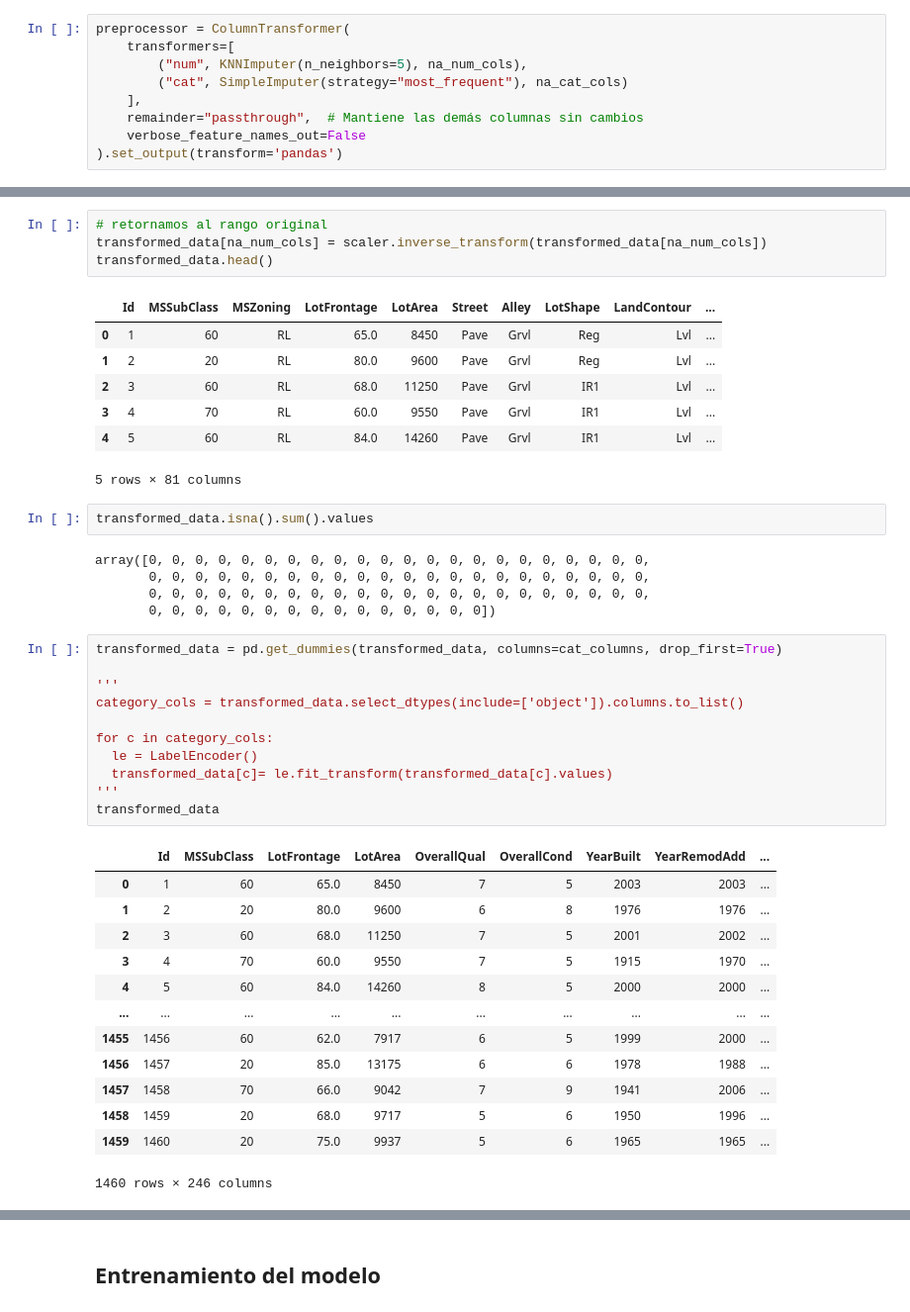
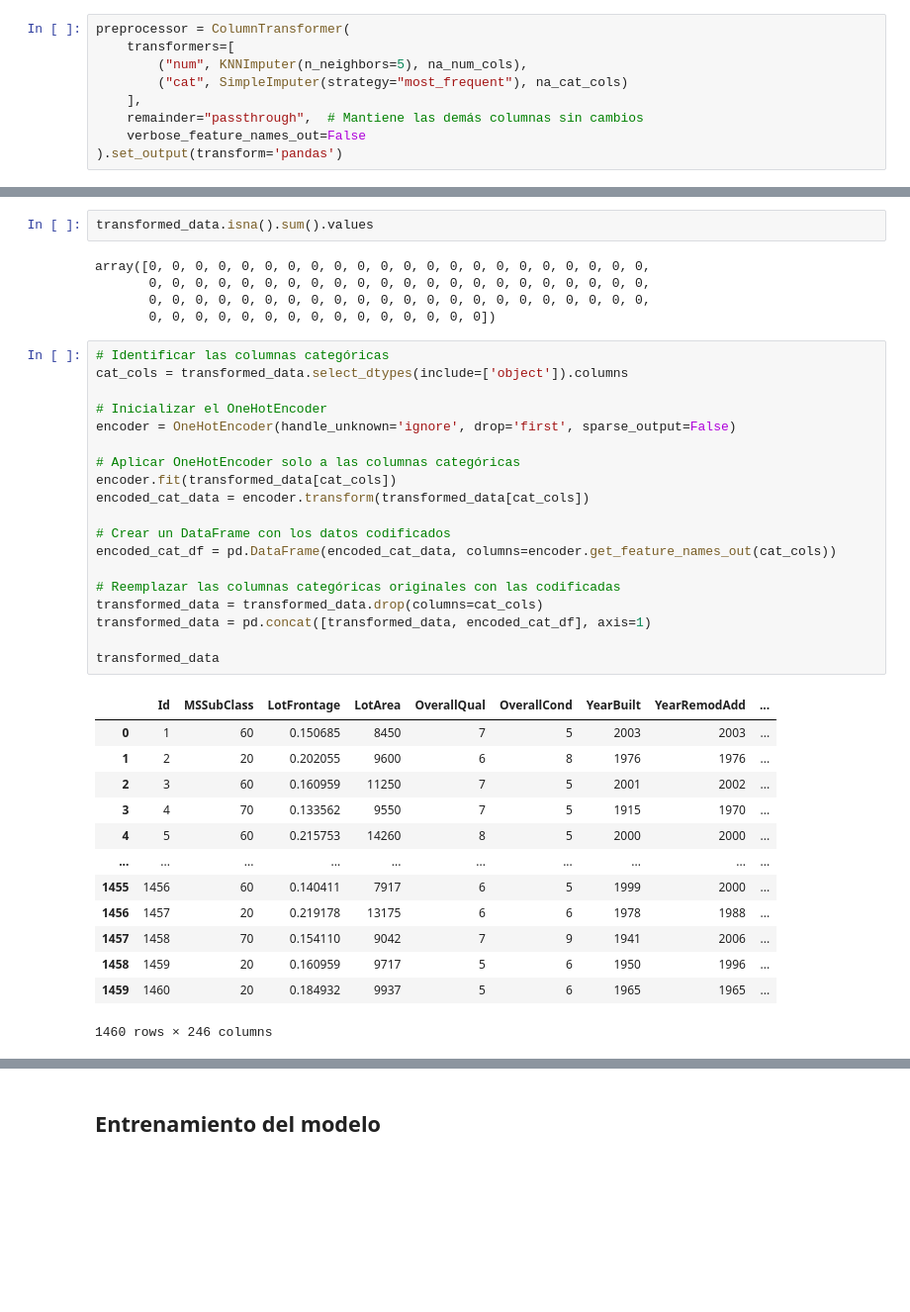
Before and after one commit to sbfanton/python-courses, a Jupyter notebook: otros/machine-learning/kaggle/home-data-for-ml-course/House_Pricing.ipynb, the cells around one changed output, grey strips where cells are left out. Shown at 99% size. Drawn from its saved outputs; the diff is of its cells as text; blank space fills up the shorter version.

```diff
--- a/otros/machine-learning/kaggle/home-data-for-ml-course/House_Pricing.ipynb
+++ b/otros/machine-learning/kaggle/home-data-for-ml-course/House_Pricing.ipynb
@@ -151,18 +180,6 @@ transformed_data.head()
 | 3 | 4 | 70 | RL | 0.133562 | 9550 | Pave | Grvl | IR1 | Lvl | ... |
 | 4 | 5 | 60 | RL | 0.215753 | 14260 | Pave | Grvl | IR1 | Lvl | ... |
 5 rows × 81 columns
-# %%
-# retornamos al rango original
-transformed_data[na_num_cols] = scaler.inverse_transform(transformed_data[na_num_cols])
-transformed_data.head()
-# %% [output]
-|  | Id | MSSubClass | MSZoning | LotFrontage | LotArea | Street | Alley | LotShape | LandContour | ... |
-| 0 | 1 | 60 | RL | 65.0 | 8450 | Pave | Grvl | Reg | Lvl | ... |
-| 1 | 2 | 20 | RL | 80.0 | 9600 | Pave | Grvl | Reg | Lvl | ... |
-| 2 | 3 | 60 | RL | 68.0 | 11250 | Pave | Grvl | IR1 | Lvl | ... |
-| 3 | 4 | 70 | RL | 60.0 | 9550 | Pave | Grvl | IR1 | Lvl | ... |
-| 4 | 5 | 60 | RL | 84.0 | 14260 | Pave | Grvl | IR1 | Lvl | ... |
-5 rows × 81 columns
 # %%
 transformed_data.isna().sum().values
 # %% [output]
@@ -170,31 +187,39 @@ array([0, 0, 0, 0, 0, 0, 0, 0, 0, 0, 0, 0, 0, 0, 0, 0, 0, 0, 0, 0, 0, 0,
        0, 0, 0, 0, 0, 0, 0, 0, 0, 0, 0, 0, 0, 0, 0, 0, 0, 0, 0, 0, 0, 0,
        0, 0, 0, 0, 0, 0, 0, 0, 0, 0, 0, 0, 0, 0, 0, 0, 0, 0, 0, 0, 0, 0,
        0, 0, 0, 0, 0, 0, 0, 0, 0, 0, 0, 0, 0, 0, 0])
-# %%
-transformed_data = pd.get_dummies(transformed_data, columns=cat_columns, drop_first=True)
-
-'''
-category_cols = transformed_data.select_dtypes(include=['object']).columns.to_list()
-
-for c in category_cols:
-  le = LabelEncoder()
-  transformed_data[c]= le.fit_transform(transformed_data[c].values)
-'''
-transformed_data
-# %% [output]
-|  | Id | MSSubClass | LotFrontage | LotArea | OverallQual | OverallCond | YearBuilt | YearRemodAdd | ... |
-| 0 | 1 | 60 | 65.0 | 8450 | 7 | 5 | 2003 | 2003 | ... |
-| 1 | 2 | 20 | 80.0 | 9600 | 6 | 8 | 1976 | 1976 | ... |
-| 2 | 3 | 60 | 68.0 | 11250 | 7 | 5 | 2001 | 2002 | ... |
-| 3 | 4 | 70 | 60.0 | 9550 | 7 | 5 | 1915 | 1970 | ... |
-| 4 | 5 | 60 | 84.0 | 14260 | 8 | 5 | 2000 | 2000 | ... |
-| ... | ... | ... | ... | ... | ... | ... | ... | ... | ... |
-| 1455 | 1456 | 60 | 62.0 | 7917 | 6 | 5 | 1999 | 2000 | ... |
-| 1456 | 1457 | 20 | 85.0 | 13175 | 6 | 6 | 1978 | 1988 | ... |
-| 1457 | 1458 | 70 | 66.0 | 9042 | 7 | 9 | 1941 | 2006 | ... |
-| 1458 | 1459 | 20 | 68.0 | 9717 | 5 | 6 | 1950 | 1996 | ... |
-| 1459 | 1460 | 20 | 75.0 | 9937 | 5 | 6 | 1965 | 1965 | ... |
-1460 rows × 246 columns
+# %%
+# Identificar las columnas categóricas
+cat_cols = transformed_data.select_dtypes(include=['object']).columns
+
+# Inicializar el OneHotEncoder
+encoder = OneHotEncoder(handle_unknown='ignore', drop='first', sparse_output=False)
+
+# Aplicar OneHotEncoder solo a las columnas categóricas
+encoder.fit(transformed_data[cat_cols])
+encoded_cat_data = encoder.transform(transformed_data[cat_cols])
+
+# Crear un DataFrame con los datos codificados
+encoded_cat_df = pd.DataFrame(encoded_cat_data, columns=encoder.get_feature_names_out(cat_cols))
+
+# Reemplazar las columnas categóricas originales con las codificadas
+transformed_data = transformed_data.drop(columns=cat_cols)
+transformed_data = pd.concat([transformed_data, encoded_cat_df], axis=1)
+
+transformed_data
+# %% [output]
+|  | Id | MSSubClass | LotFrontage | LotArea | OverallQual | OverallCond | YearBuilt | YearRemodAdd | ... |
+| 0 | 1 | 60 | 0.150685 | 8450 | 7 | 5 | 2003 | 2003 | ... |
+| 1 | 2 | 20 | 0.202055 | 9600 | 6 | 8 | 1976 | 1976 | ... |
+| 2 | 3 | 60 | 0.160959 | 11250 | 7 | 5 | 2001 | 2002 | ... |
+| 3 | 4 | 70 | 0.133562 | 9550 | 7 | 5 | 1915 | 1970 | ... |
+| 4 | 5 | 60 | 0.215753 | 14260 | 8 | 5 | 2000 | 2000 | ... |
+| ... | ... | ... | ... | ... | ... | ... | ... | ... | ... |
+| 1455 | 1456 | 60 | 0.140411 | 7917 | 6 | 5 | 1999 | 2000 | ... |
+| 1456 | 1457 | 20 | 0.219178 | 13175 | 6 | 6 | 1978 | 1988 | ... |
+| 1457 | 1458 | 70 | 0.154110 | 9042 | 7 | 9 | 1941 | 2006 | ... |
+| 1458 | 1459 | 20 | 0.160959 | 9717 | 5 | 6 | 1950 | 1996 | ... |
+| 1459 | 1460 | 20 | 0.184932 | 9937 | 5 | 6 | 1965 | 1965 | ... |
+1460 rows × 246 columns
 # %%
 sns.distplot(transformed_data['SalePrice'])
 # %% [output]
```
Also changed, not shown: parts of 41 cells of this notebook.
